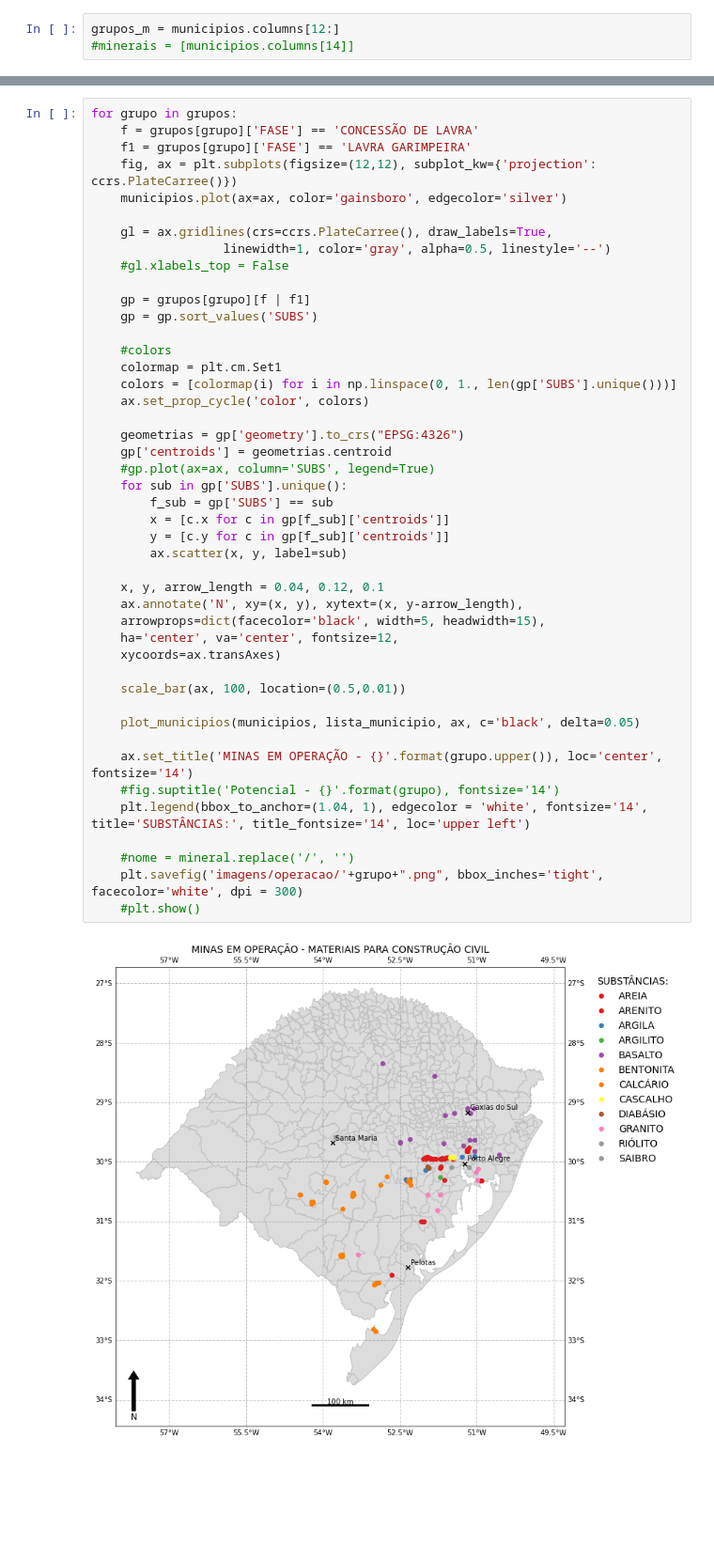
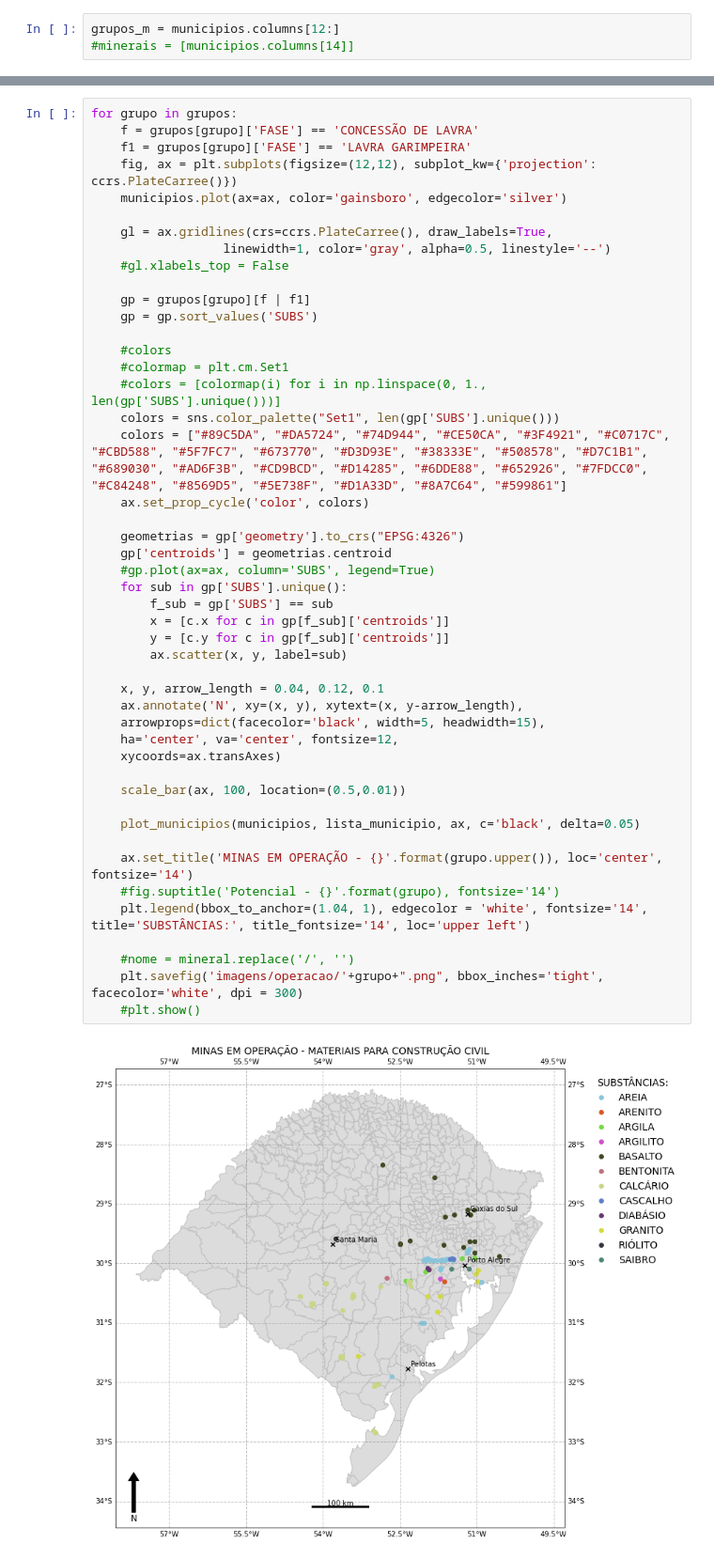
Before and after one commit to robertorolo/Mapas-minera-RS, a Jupyter notebook: Mapas de potencial e operacao por grupo.ipynb, the cells around one changed output, grey strips where cells are left out. Shown at 94% size. Cells and saved outputs as stored; diff of their text form; blank space fills up the shorter version.

```diff
--- a/Mapas de potencial e operacao por grupo.ipynb
+++ b/Mapas de potencial e operacao por grupo.ipynb
@@ -384,35 +385,37 @@ for grupo in grupos:
     gp = gp.sort_values('SUBS')
 
     #colors
-    colormap = plt.cm.Set1
-    colors = [colormap(i) for i in np.linspace(0, 1., len(gp['SUBS'].unique()))]
+    #colormap = plt.cm.Set1
+    #colors = [colormap(i) for i in np.linspace(0, 1., len(gp['SUBS'].unique()))]
+    colors = sns.color_palette("Set1", len(gp['SUBS'].unique()))
+    colors = ["#89C5DA", "#DA5724", "#74D944", "#CE50CA", "#3F4921", "#C0717C", "#CBD588", "#5F7FC7", "#673770", "#D3D93E", "#38333E", "#508578", "#D7C1B1", "#689030", "#AD6F3B", "#CD9BCD", "#D14285", "#6DDE88", "#652926", "#7FDCC0", "#C84248", "#8569D5", "#5E738F", "#D1A33D", "#8A7C64", "#599861"]
     ax.set_prop_cycle('color', colors)
 
     geometrias = gp['geometry'].to_crs("EPSG:4326")
     gp['centroids'] = geometrias.centroid
     #gp.plot(ax=ax, column='SUBS', legend=True)
     for sub in gp['SUBS'].unique():
         f_sub = gp['SUBS'] == sub
         x = [c.x for c in gp[f_sub]['centroids']]
         y = [c.y for c in gp[f_sub]['centroids']]
         ax.scatter(x, y, label=sub)
 
     x, y, arrow_length = 0.04, 0.12, 0.1
     ax.annotate('N', xy=(x, y), xytext=(x, y-arrow_length),
     arrowprops=dict(facecolor='black', width=5, headwidth=15),
     ha='center', va='center', fontsize=12,
     xycoords=ax.transAxes)
 
     scale_bar(ax, 100, location=(0.5,0.01))
 
     plot_municipios(municipios, lista_municipio, ax, c='black', delta=0.05)
 
     ax.set_title('MINAS EM OPERAÇÃO - {}'.format(grupo.upper()), loc='center', fontsize='14')
     #fig.suptitle('Potencial - {}'.format(grupo), fontsize='14')
     plt.legend(bbox_to_anchor=(1.04, 1), edgecolor = 'white', fontsize='14', title='SUBSTÂNCIAS:', title_fontsize='14', loc='upper left')
 
     #nome = mineral.replace('/', '')
     plt.savefig('imagens/operacao/'+grupo+".png", bbox_inches='tight', facecolor='white', dpi = 300)
     #plt.show()
 # %% [output]
-[figure, old version]
+[figure, new version]
```
Also changed, not shown: parts of 2 cells of this notebook, 46 other files.
